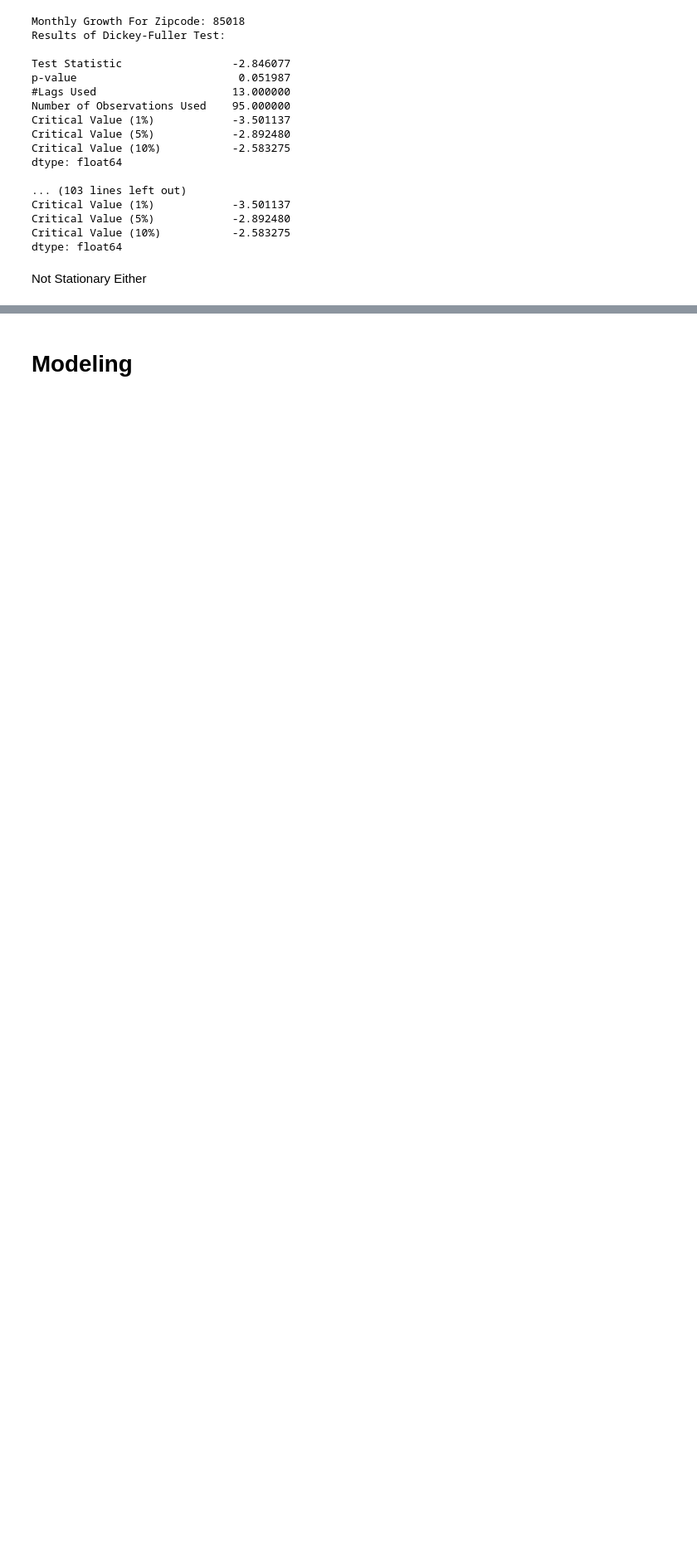
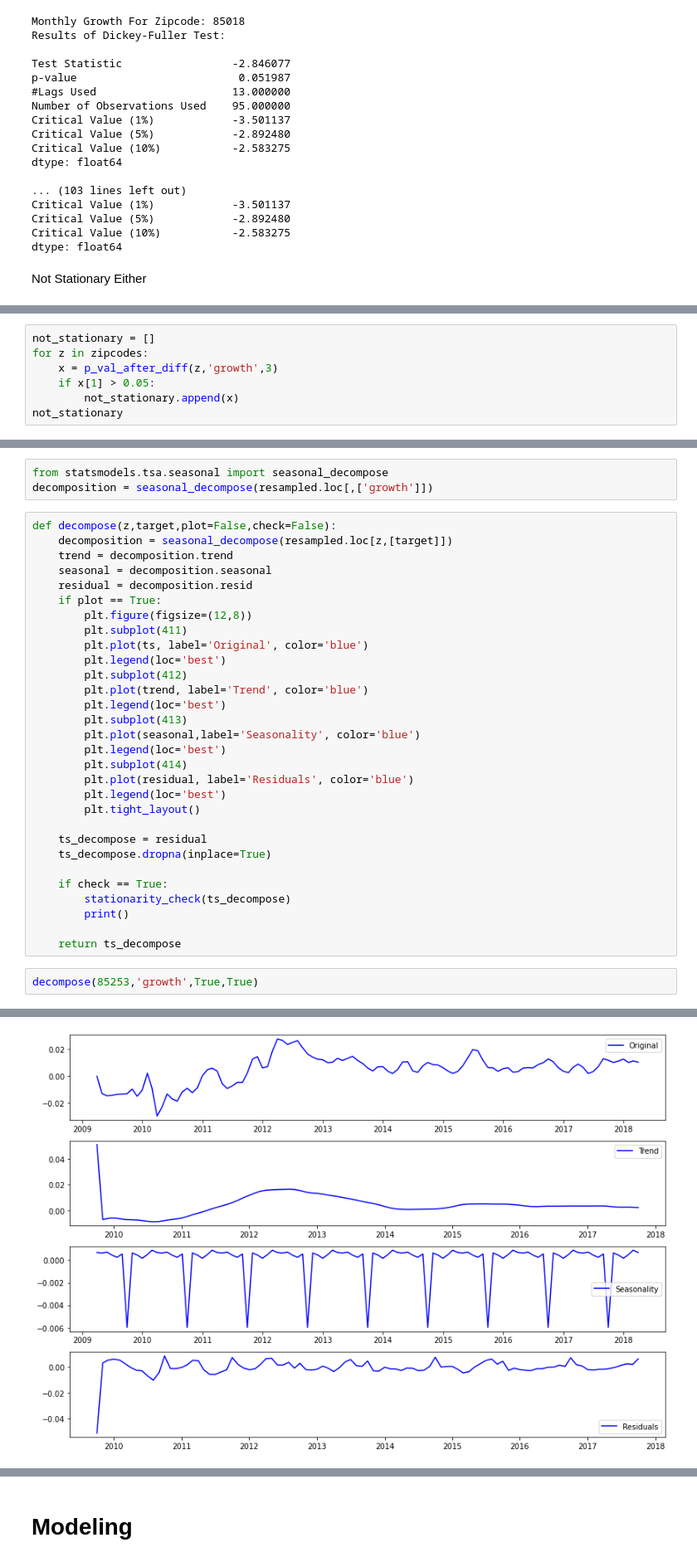
Before and after one commit to MatthewR1021/Zillow_Time_Series, a Jupyter notebook: jerry.ipynb, the cells around one changed output, grey strips where cells are left out. Shown at 83% size. Cells and saved outputs as stored; diff of their text form; blank space fills up the shorter version.

```diff
--- a/jerry.ipynb
+++ b/jerry.ipynb
@@ -515,0 +327,7 @@ None
+# %%
+not_stationary = []
+for z in zipcodes:
+    x = p_val_after_diff(z,'growth',3)
+    if x[1] > 0.05:
+        not_stationary.append(x)
+not_stationary
@@ -515,0 +345,36 @@ None
+# %%
+from statsmodels.tsa.seasonal import seasonal_decompose
+decomposition = seasonal_decompose(resampled.loc[,['growth']])
+# %%
+def decompose(z,target,plot=False,check=False):
+    decomposition = seasonal_decompose(resampled.loc[z,[target]])
+    trend = decomposition.trend
+    seasonal = decomposition.seasonal
+    residual = decomposition.resid
+    if plot == True:
+        plt.figure(figsize=(12,8))
+        plt.subplot(411)
+        plt.plot(ts, label='Original', color='blue')
+        plt.legend(loc='best')
+        plt.subplot(412)
+        plt.plot(trend, label='Trend', color='blue')
+        plt.legend(loc='best')
+        plt.subplot(413)
+        plt.plot(seasonal,label='Seasonality', color='blue')
+        plt.legend(loc='best')
+        plt.subplot(414)
+        plt.plot(residual, label='Residuals', color='blue')
+        plt.legend(loc='best')
+        plt.tight_layout()
+
+    ts_decompose = residual
+    ts_decompose.dropna(inplace=True)
+
+    if check == True:
+        stationarity_check(ts_decompose)
+        print()
+
+    return ts_decompose
+# %%
+decompose(85253,'growth',True,True)
+# %% [output]
@@ -515,0 +404 @@ None
+[figure, added]
```
Also changed, not shown: parts of 64 cells of this notebook.
